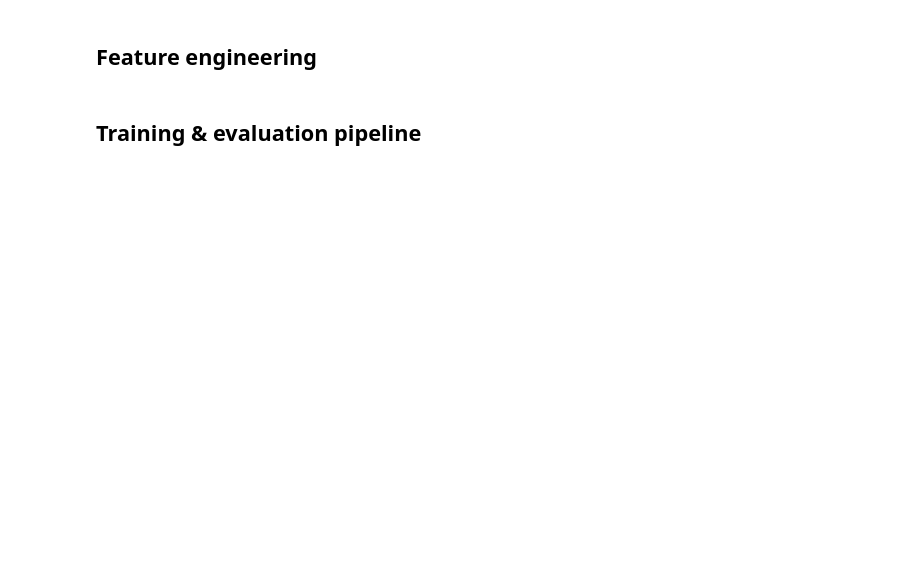
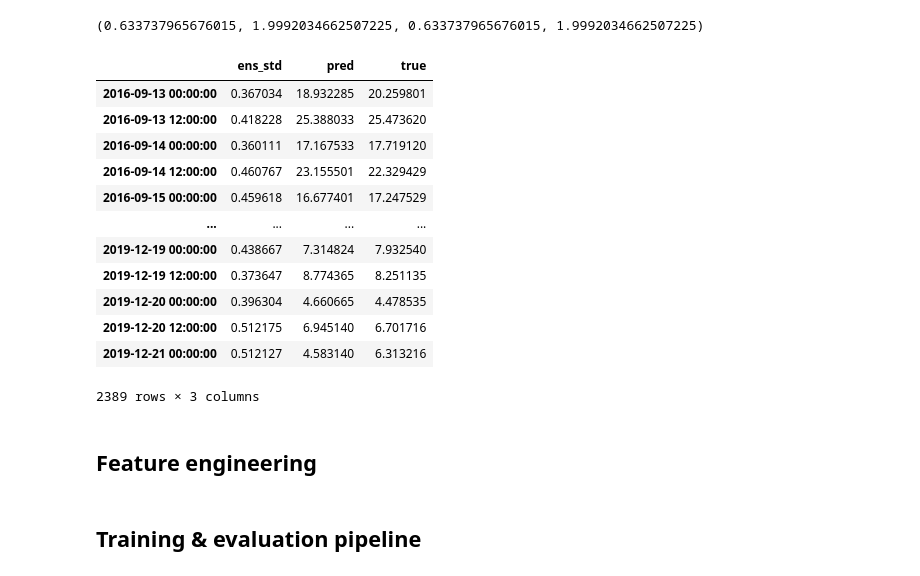
Before and after one commit to jaupimegi23/certainlyUncertain, a Jupyter notebook: models/LightGBM.ipynb, the cells around one changed output. Drawn from its saved outputs; the diff is of its cells as text; code cells hidden in the pictures; blank space fills up the shorter version.

```diff
--- a/models/LightGBM.ipynb
+++ b/models/LightGBM.ipynb
@@ -19,6 +19,37 @@ df_train = pd.concat([df_train, df_valid])
 df_train.sort_index(inplace=True)
 
 interesting_cols = df_train.columns[df_train.columns.str.endswith('24')]
+# %%
+assumptions_check = df_valid[["ens_std-DEU_TEMP_EC15-48", "model_0_value-DEU_TEMP_EC15-48", "model_0_value-DEU_TEMP_EC15-0"]].copy()
+# %%
+assumptions_check["true"] = assumptions_check["model_0_value-DEU_TEMP_EC15-0"].shift(-4)
+assumptions_check = assumptions_check.iloc[:-4]
+assumptions_check.drop("model_0_value-DEU_TEMP_EC15-0", axis=1, inplace=True)
+assumptions_check.rename({
+    "ens_std-DEU_TEMP_EC15-48": "ens_std",
+    "model_0_value-DEU_TEMP_EC15-48": "pred",
+}, axis=1, inplace=True)
+def evaluate_impact(y_hat_model_0, y_hat_std, y_forecast_model_0, y_forecast_std, y_true, α):
+# %%
+evaluate_impact(assumptions_check["pred"], assumptions_check["ens_std"], assumptions_check["pred"], assumptions_check["ens_std"], assumptions_check["true"], 0.05)
+# %% [output]
+(0.633737965676015, 1.9992034662507225, 0.633737965676015, 1.9992034662507225)
+# %%
+assumptions_check
+# %% [output]
+|  | ens_std | pred | true |
+| 2016-09-13 00:00:00 | 0.367034 | 18.932285 | 20.259801 |
+| 2016-09-13 12:00:00 | 0.418228 | 25.388033 | 25.473620 |
+| 2016-09-14 00:00:00 | 0.360111 | 17.167533 | 17.719120 |
+| 2016-09-14 12:00:00 | 0.460767 | 23.155501 | 22.329429 |
+| 2016-09-15 00:00:00 | 0.459618 | 16.677401 | 17.247529 |
+| ... | ... | ... | ... |
+| 2019-12-19 00:00:00 | 0.438667 | 7.314824 | 7.932540 |
+| 2019-12-19 12:00:00 | 0.373647 | 8.774365 | 8.251135 |
+| 2019-12-20 00:00:00 | 0.396304 | 4.660665 | 4.478535 |
+| 2019-12-20 12:00:00 | 0.512175 | 6.945140 | 6.701716 |
+| 2019-12-21 00:00:00 | 0.512127 | 4.583140 | 6.313216 |
+2389 rows × 3 columns
 # %% [markdown]
 ## Feature engineering
 # %%
```
Also changed, not shown: parts of 10 cells of this notebook, 1 other file.
